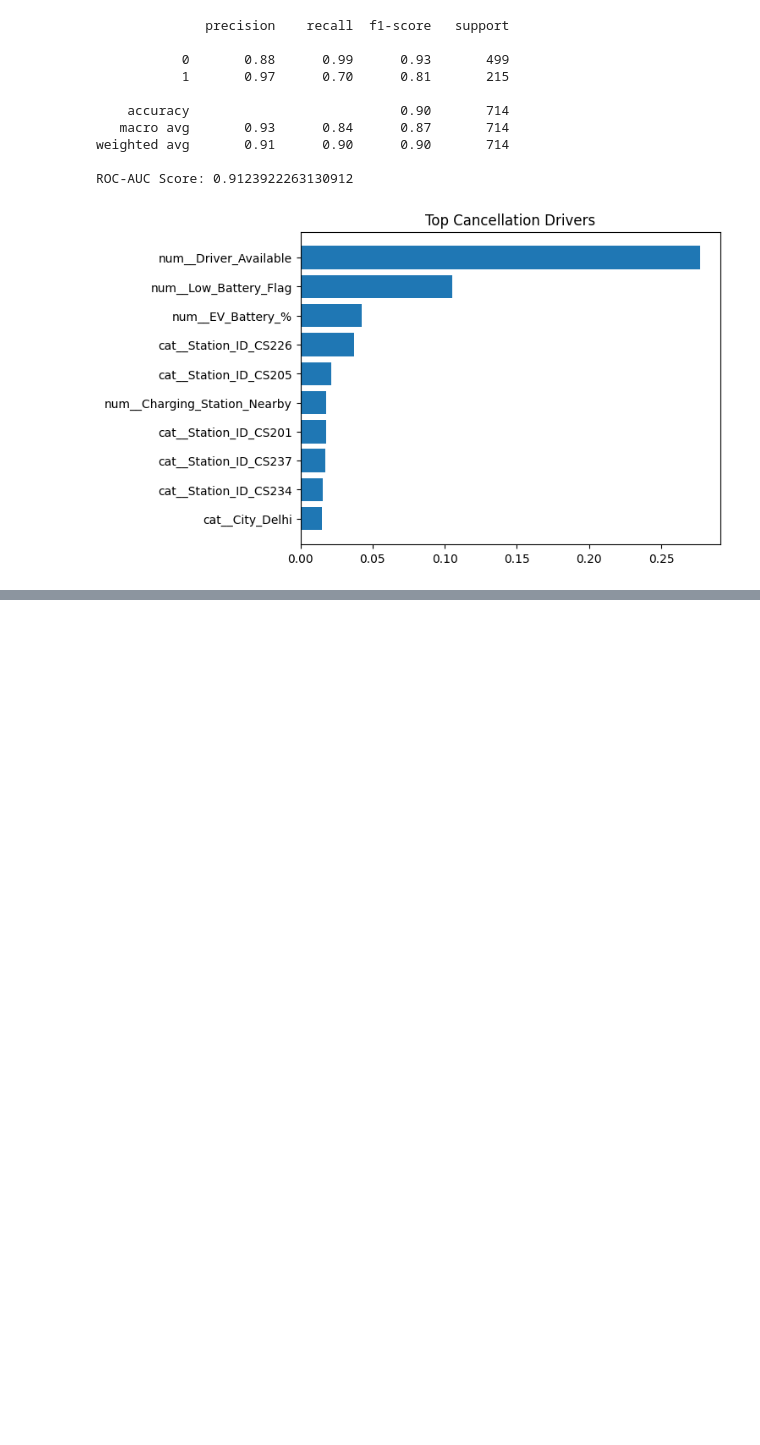
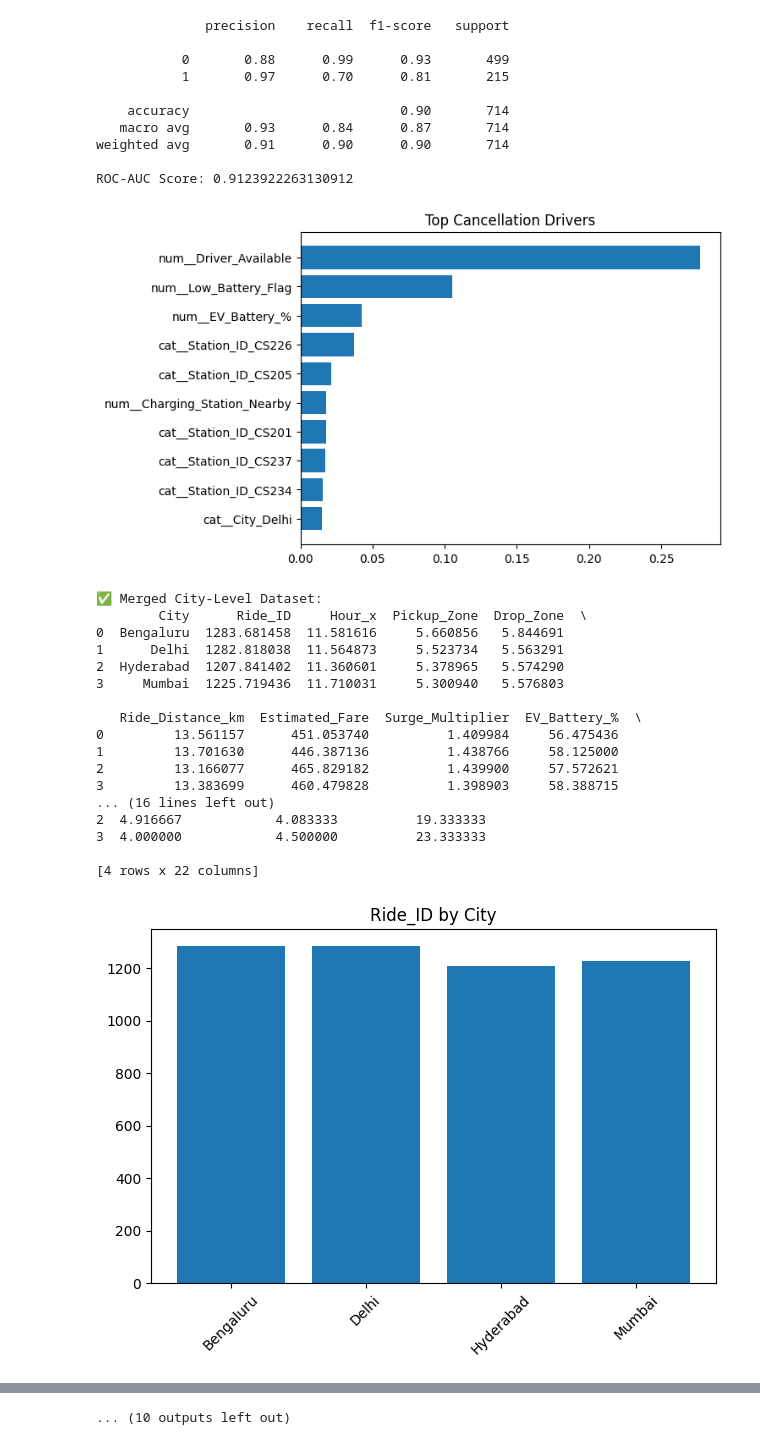
Before and after one commit to AnshRaj112/DecodeX, a Jupyter notebook: DecodeX.ipynb, the cells around one changed output, grey strips where cells are left out. Cells and saved outputs as stored; diff of their text form; code cells hidden in the pictures; blank space fills up the shorter version.

```diff
--- a/DecodeX.ipynb
+++ b/DecodeX.ipynb
@@ -196,3 +196,66 @@ plt.title("Top Cancellation Drivers")
 plt.show()
 # %% [output]
 [figure]
+# %%
+import pandas as pd
+import matplotlib.pyplot as plt
+
+# -----------------------------
+# 1️⃣ Load Excel File
+# -----------------------------
+file_path = "DecodeX_VoltRide_Dataset.xlsx"
+
+ride = pd.read_excel(file_path, sheet_name='Ride_Level_Data')
+driver = pd.read_excel(file_path, sheet_name='Driver_Data')
+demand = pd.read_excel(file_path, sheet_name='Zone_Hour_Demand')
+charging = pd.read_excel(file_path, sheet_name='Charging_Stations')
+
+# -----------------------------
+# 2️⃣ Aggregate Each Sheet by City
+# -----------------------------
+ride_city = ride.groupby('City').mean(numeric_only=True).reset_index()
+driver_city = driver.groupby('City').mean(numeric_only=True).reset_index()
+demand_city = demand.groupby('City').mean(numeric_only=True).reset_index()
+charging_city = charging.groupby('City').mean(numeric_only=True).reset_index()
+
+# -----------------------------
+# 3️⃣ Merge All Tabs
+# -----------------------------
+merged = ride_city.merge(driver_city, on='City', how='outer') \
+                  .merge(demand_city, on='City', how='outer') \
+                  .merge(charging_city, on='City', how='outer')
+
+print("\n✅ Merged City-Level Dataset:")
+print(merged.head())
+
+# -----------------------------
+# 4️⃣ Generate Graphs Automatically
+# -----------------------------
+numeric_cols = merged.select_dtypes(include='number').columns
+
+for col in numeric_cols:
+    plt.figure()
+    plt.bar(merged['City'], merged[col])
+    plt.title(f"{col} by City")
+    plt.xticks(rotation=45)
+    plt.tight_layout()
+    plt.show()
+# %% [output]
+✅ Merged City-Level Dataset:
+        City      Ride_ID     Hour_x  Pickup_Zone  Drop_Zone  \
+0  Bengaluru  1283.681458  11.581616     5.660856   5.844691
+1      Delhi  1282.818038  11.564873     5.523734   5.563291
+2  Hyderabad  1207.841402  11.360601     5.378965   5.574290
+3     Mumbai  1225.719436  11.710031     5.300940   5.576803
+
+   Ride_Distance_km  Estimated_Fare  Surge_Multiplier  EV_Battery_%  \
+0         13.561157      451.053740          1.409984     56.475436
+1         13.701630      446.387136          1.438766     58.125000
+2         13.166077      465.829182          1.439900     57.572621
+3         13.383699      460.479828          1.398903     58.388715
+... (16 lines left out)
+2  4.916667            4.083333          19.333333
+3  4.000000            4.500000          23.333333
+
+[4 rows x 22 columns]
+[figure, added]
@@ -198,0 +272 @@ plt.show()
+... (10 outputs left out)
```
Also changed, not shown: parts of 2 cells of this notebook.
